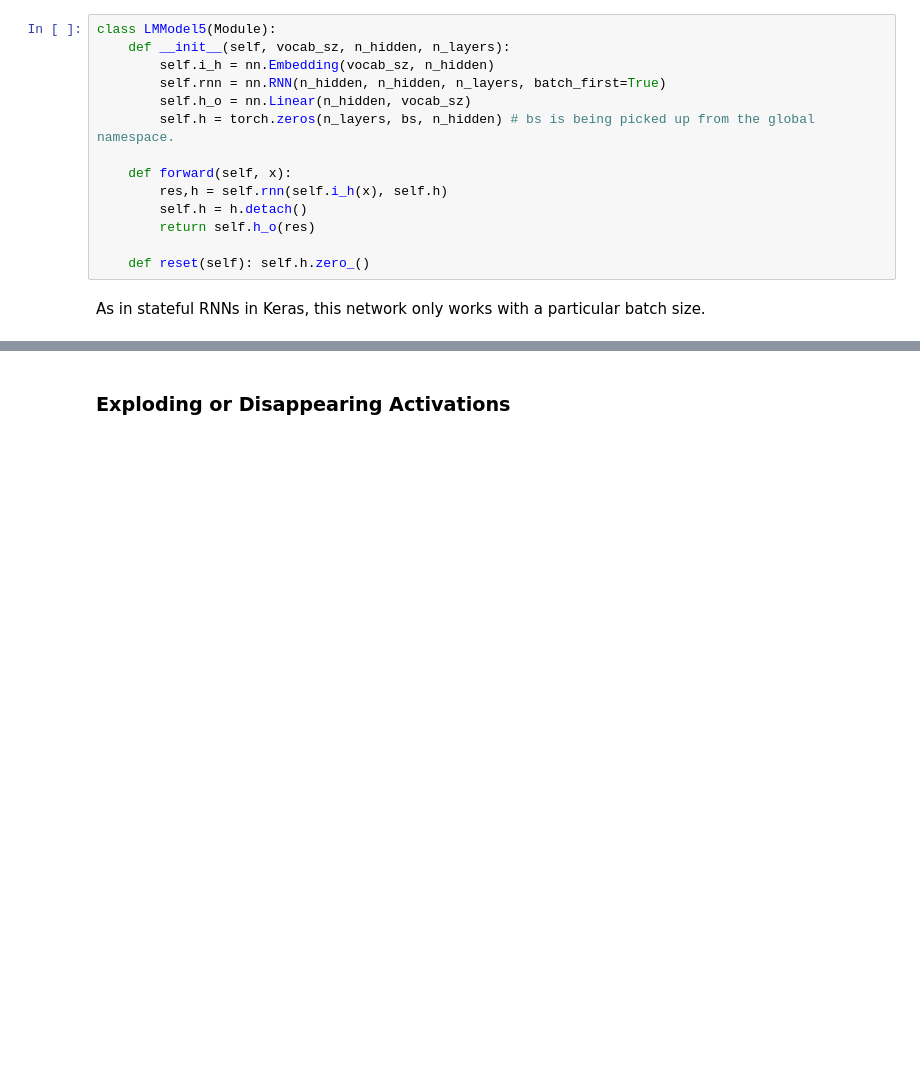
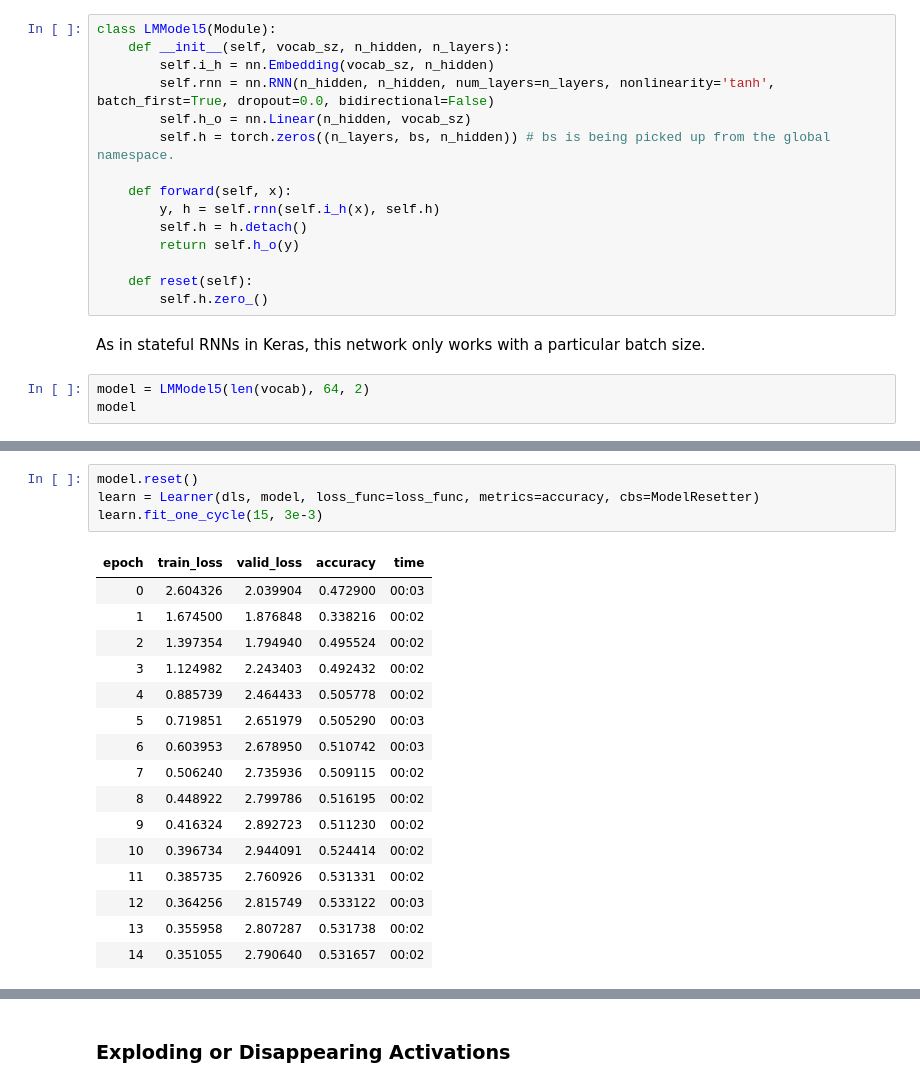
Before and after one commit to sambitmukherjee/fastbook, a Jupyter notebook: clean/12_nlp_dive.ipynb, the cells around one changed output, grey strips where cells are left out. Cells and saved outputs as stored; diff of their text form; blank space fills up the shorter version.

```diff
--- a/clean/12_nlp_dive.ipynb
+++ b/clean/12_nlp_dive.ipynb
@@ -1051,15 +1051,19 @@ learn.fit_one_cycle(15, 3e-3)
 class LMModel5(Module):
     def __init__(self, vocab_sz, n_hidden, n_layers):
         self.i_h = nn.Embedding(vocab_sz, n_hidden)
-        self.rnn = nn.RNN(n_hidden, n_hidden, n_layers, batch_first=True)
+        self.rnn = nn.RNN(n_hidden, n_hidden, num_layers=n_layers, nonlinearity='tanh', batch_first=True, dropout=0.0, bidirectional=False)
         self.h_o = nn.Linear(n_hidden, vocab_sz)
-        self.h = torch.zeros(n_layers, bs, n_hidden) # bs is being picked up from the global namespace.
+        self.h = torch.zeros((n_layers, bs, n_hidden)) # bs is being picked up from the global namespace.
 
     def forward(self, x):
-        res,h = self.rnn(self.i_h(x), self.h)
+        y, h = self.rnn(self.i_h(x), self.h)
         self.h = h.detach()
-        return self.h_o(res)
+        return self.h_o(y)
 
-    def reset(self): self.h.zero_()
+    def reset(self):
+        self.h.zero_()
 # %% [markdown]
 As in stateful RNNs in Keras, this network only works with a particular batch size.
+# %%
+model = LMModel5(len(vocab), 64, 2)
+model
@@ -1065,0 +1083,21 @@ As in stateful RNNs in Keras, this network only works with a particular batch si
+# %%
+model.reset()
+learn = Learner(dls, model, loss_func=loss_func, metrics=accuracy, cbs=ModelResetter)
+learn.fit_one_cycle(15, 3e-3)
+# %% [output]
+| epoch | train_loss | valid_loss | accuracy | time |
+| 0 | 2.604326 | 2.039904 | 0.472900 | 00:03 |
+| 1 | 1.674500 | 1.876848 | 0.338216 | 00:02 |
+| 2 | 1.397354 | 1.794940 | 0.495524 | 00:02 |
+| 3 | 1.124982 | 2.243403 | 0.492432 | 00:02 |
+| 4 | 0.885739 | 2.464433 | 0.505778 | 00:02 |
+| 5 | 0.719851 | 2.651979 | 0.505290 | 00:03 |
+| 6 | 0.603953 | 2.678950 | 0.510742 | 00:03 |
+| 7 | 0.506240 | 2.735936 | 0.509115 | 00:02 |
+| 8 | 0.448922 | 2.799786 | 0.516195 | 00:02 |
+| 9 | 0.416324 | 2.892723 | 0.511230 | 00:02 |
+| 10 | 0.396734 | 2.944091 | 0.524414 | 00:02 |
+| 11 | 0.385735 | 2.760926 | 0.531331 | 00:02 |
+| 12 | 0.364256 | 2.815749 | 0.533122 | 00:03 |
+| 13 | 0.355958 | 2.807287 | 0.531738 | 00:02 |
+| 14 | 0.351055 | 2.790640 | 0.531657 | 00:02 |
```
Also changed, not shown: parts of 26 cells of this notebook.
